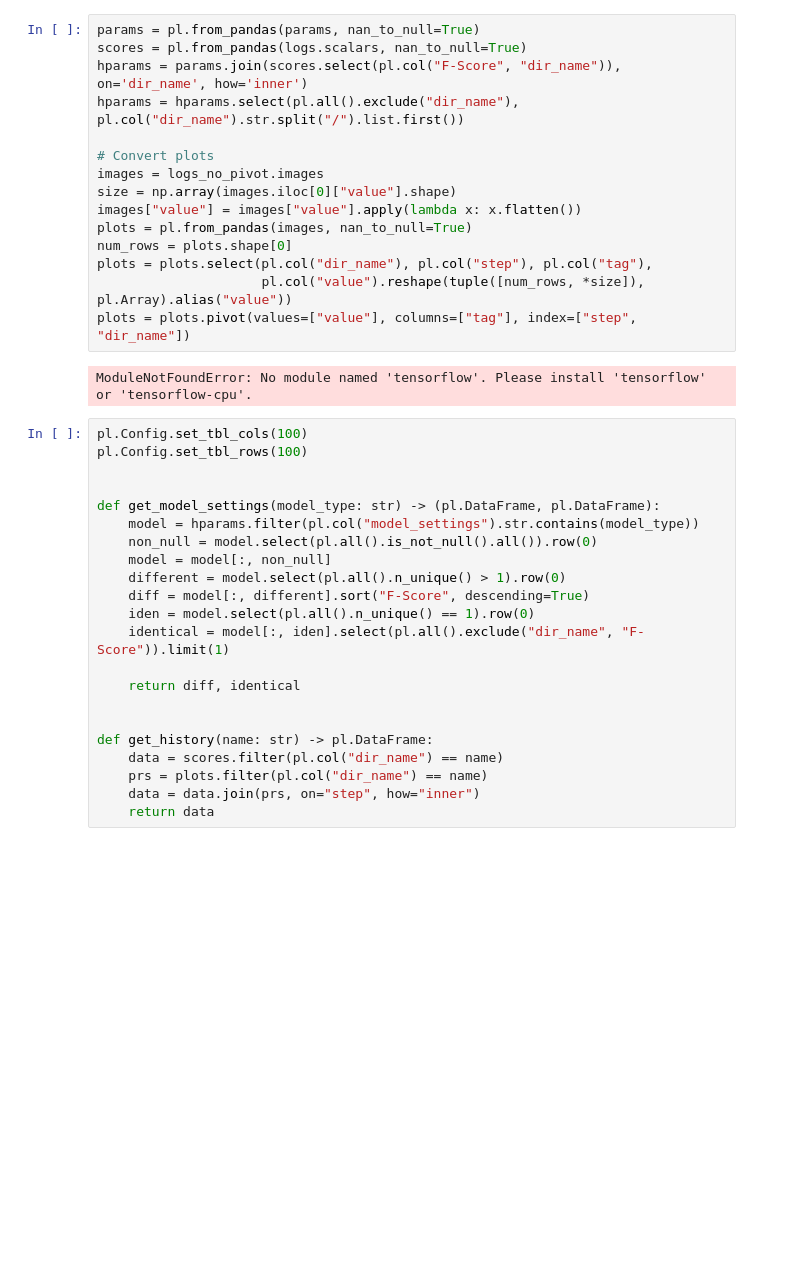
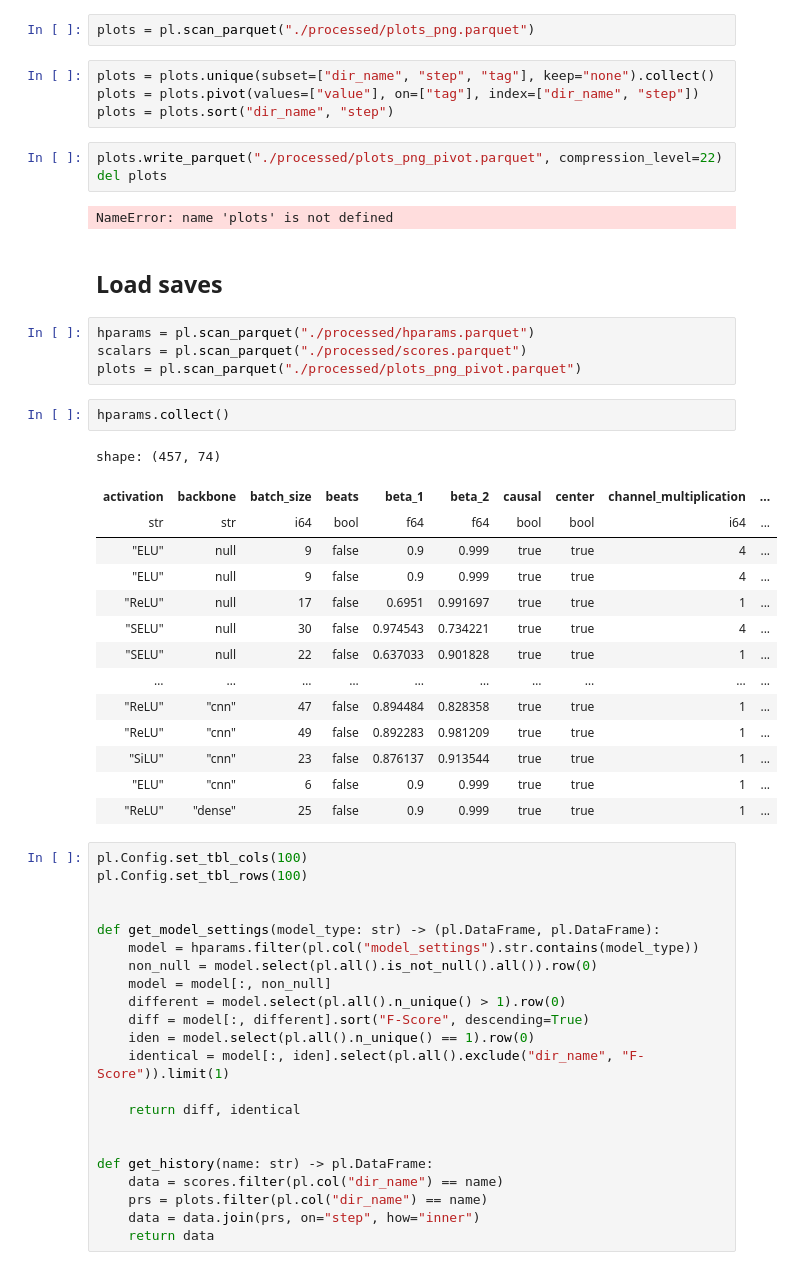
Before and after one commit to MarcelLieb/Automatic-Drum-Transcription, a Jupyter notebook: evaluate_experiments.ipynb, the cells around one changed output. Drawn from its saved outputs; the diff is of its cells as text; blank space fills up the shorter version.

```diff
--- a/evaluate_experiments.ipynb
+++ b/evaluate_experiments.ipynb
@@ -65,20 +209,37 @@ params = pd.DataFrame(params)
+# %%
+plots = pl.scan_parquet("./processed/plots_png.parquet")
 # %%
-params = pl.from_pandas(params, nan_to_null=True)
-scores = pl.from_pandas(logs.scalars, nan_to_null=True)
-hparams = params.join(scores.select(pl.col("F-Score", "dir_name")), on='dir_name', how='inner')
-hparams = hparams.select(pl.all().exclude("dir_name"), pl.col("dir_name").str.split("/").list.first())
-
-# Convert plots
-images = logs_no_pivot.images
-size = np.array(images.iloc[0]["value"].shape)
-images["value"] = images["value"].apply(lambda x: x.flatten())
-plots = pl.from_pandas(images, nan_to_null=True)
-num_rows = plots.shape[0]
-plots = plots.select(pl.col("dir_name"), pl.col("step"), pl.col("tag"),
-                     pl.col("value").reshape(tuple([num_rows, *size]), pl.Array).alias("value"))
-plots = plots.pivot(values=["value"], columns=["tag"], index=["step", "dir_name"])
+plots = plots.unique(subset=["dir_name", "step", "tag"], keep="none").collect()
+plots = plots.pivot(values=["value"], on=["tag"], index=["dir_name", "step"])
+plots = plots.sort("dir_name", "step")
-# %% [output]
-ModuleNotFoundError: No module named 'tensorflow'. Please install 'tensorflow' or 'tensorflow-cpu'.
+# %%
+plots.write_parquet("./processed/plots_png_pivot.parquet", compression_level=22)
+del plots
+# %% [output]
+NameError: name 'plots' is not defined
+# %% [markdown]
+## Load saves
+# %%
+hparams = pl.scan_parquet("./processed/hparams.parquet")
+scalars = pl.scan_parquet("./processed/scores.parquet")
+plots = pl.scan_parquet("./processed/plots_png_pivot.parquet")
+# %%
+hparams.collect()
+# %% [output]
+shape: (457, 74)
+| activation | backbone | batch_size | beats | beta_1 | beta_2 | causal | center | channel_multiplication | ... |
+| str | str | i64 | bool | f64 | f64 | bool | bool | i64 | ... |
+| "ELU" | null | 9 | false | 0.9 | 0.999 | true | true | 4 | ... |
+| "ELU" | null | 9 | false | 0.9 | 0.999 | true | true | 4 | ... |
+| "ReLU" | null | 17 | false | 0.6951 | 0.991697 | true | true | 1 | ... |
+| "SELU" | null | 30 | false | 0.974543 | 0.734221 | true | true | 4 | ... |
+| "SELU" | null | 22 | false | 0.637033 | 0.901828 | true | true | 1 | ... |
+| … | … | … | … | … | … | … | … | … | ... |
+| "ReLU" | "cnn" | 47 | false | 0.894484 | 0.828358 | true | true | 1 | ... |
+| "ReLU" | "cnn" | 49 | false | 0.892283 | 0.981209 | true | true | 1 | ... |
+| "SiLU" | "cnn" | 23 | false | 0.876137 | 0.913544 | true | true | 1 | ... |
+| "ELU" | "cnn" | 6 | false | 0.9 | 0.999 | true | true | 1 | ... |
+| "ReLU" | "dense" | 25 | false | 0.9 | 0.999 | true | true | 1 | ... |
 # %%
 pl.Config.set_tbl_cols(100)
 pl.Config.set_tbl_rows(100)
```
Also changed, not shown: parts of 52 cells of this notebook.
